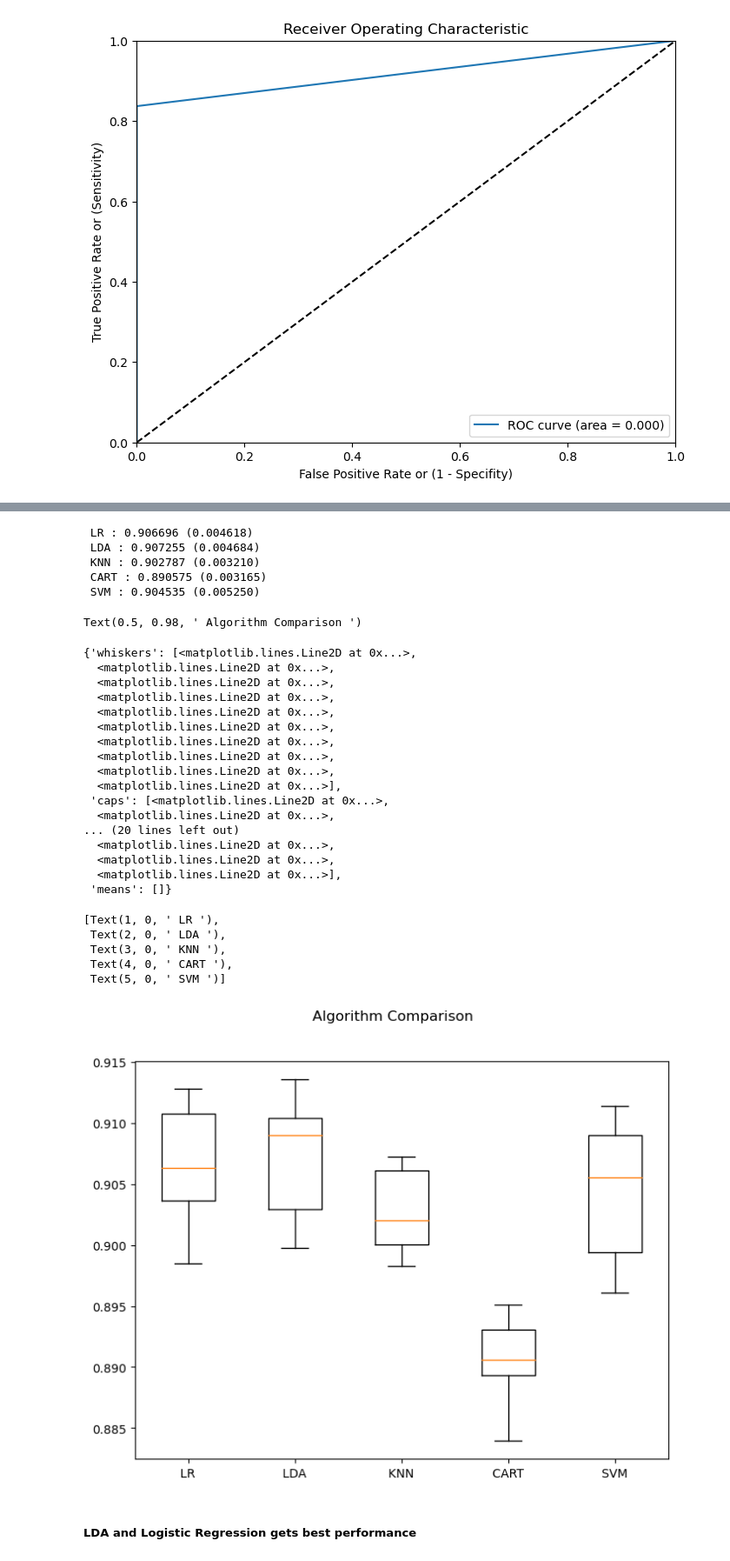
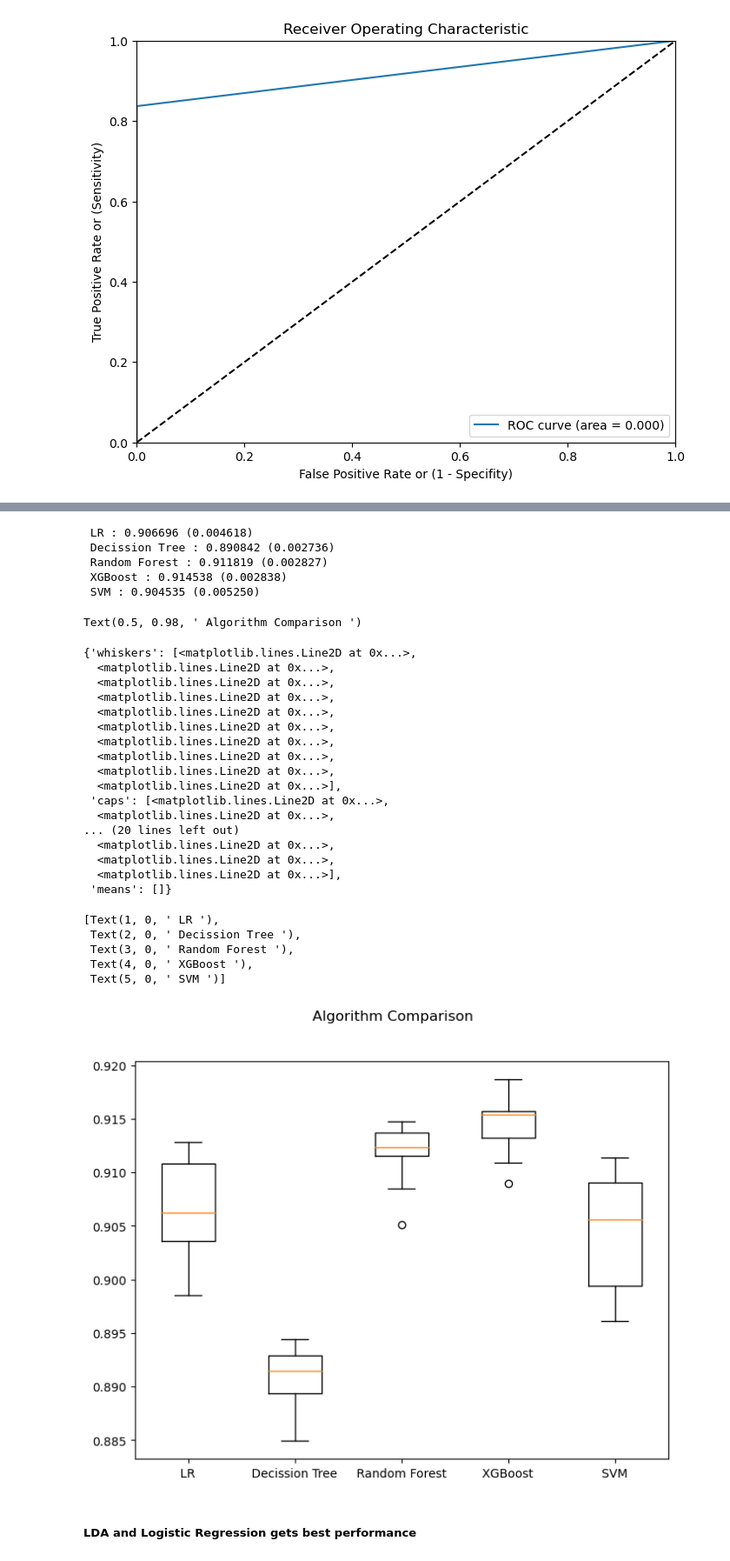
Before and after one commit to Zhanqiu-Guo/Bank_Marketing, a Jupyter notebook: EDA.ipynb, the cells around one changed output, grey strips where cells are left out. Shown: that part at 87% size. Cells and saved outputs as stored; diff of their text form; code cells hidden in the pictures.

```diff
--- a/EDA.ipynb
+++ b/EDA.ipynb
@@ -33,0 +52,4 @@ memory usage: 6.6+ MB
+# %%
+df_bank['pdays'] = df_bank['pdays'].replace(999,np.nan)
+imp = IterativeImputer(max_iter=10, random_state=0)
+X_imputed = imp.fit_transform(df_bank['pdays'])
@@ -165,7 +219,7 @@ Text(0, 0.5, 'Scaled  number of employees')
 # %%
 #Consider some important features
 features_columns=['job','education', 'default', 'housing', 'loan',
-           'month', 'day_of_week', 'duration', 'pdays',
+           'month', 'day_of_week', 'duration', 'pdays'
        'previous', 'poutcome', 'empvarrate', 'conspriceidx',
        'consconfidx', 'euribor3m','y']
 # %%
@@ -298,15 +343,17 @@ from sklearn.neighbors import KNeighborsClassifier
 from sklearn.discriminant_analysis import LinearDiscriminantAnalysis
 from sklearn.naive_bayes import GaussianNB
 from sklearn.svm import SVC
+from xgboost import XGBClassifier
+
 # split data into X and y
 X = features_columns_df.iloc[:,0:15]
 Y = features_columns_df.iloc[:,15]
 # prepare models
 models = []
 models.append(( ' LR ' , LogisticRegression()))
-models.append(( ' LDA ' , LinearDiscriminantAnalysis()))
-models.append(( ' KNN ' , KNeighborsClassifier()))
-models.append(( ' CART ' , DecisionTreeClassifier()))
+models.append(( ' Decission Tree ' , DecisionTreeClassifier()))
+models.append(( ' Random Forest ' , RandomForestClassifier()))
+models.append(( ' XGBoost ' , XGBClassifier()))
 models.append(( ' SVM ' , SVC()))
 # evaluate each model in turn
 results = []
@@ -347,32 +394,32 @@ Please also refer to the documentation for alternative solver options:
  LR : 0.906696 (0.004618)
- LDA : 0.907255 (0.004684)
- KNN : 0.902787 (0.003210)
- CART : 0.890575 (0.003165)
+ Decission Tree : 0.890842 (0.002736)
+ Random Forest : 0.911819 (0.002827)
+ XGBoost : 0.914538 (0.002838)
  SVM : 0.904535 (0.005250)
 Text(0.5, 0.98, ' Algorithm Comparison ')
 {'whiskers': [<matplotlib.lines.Line2D at 0x...>,
   <matplotlib.lines.Line2D at 0x...>,
   <matplotlib.lines.Line2D at 0x...>,
   <matplotlib.lines.Line2D at 0x...>,
   <matplotlib.lines.Line2D at 0x...>,
   <matplotlib.lines.Line2D at 0x...>,
   <matplotlib.lines.Line2D at 0x...>,
   <matplotlib.lines.Line2D at 0x...>,
   <matplotlib.lines.Line2D at 0x...>,
   <matplotlib.lines.Line2D at 0x...>],
  'caps': [<matplotlib.lines.Line2D at 0x...>,
   <matplotlib.lines.Line2D at 0x...>,
 ... (20 lines left out)
   <matplotlib.lines.Line2D at 0x...>,
   <matplotlib.lines.Line2D at 0x...>,
   <matplotlib.lines.Line2D at 0x...>],
  'means': []}
 [Text(1, 0, ' LR '),
- Text(2, 0, ' LDA '),
- Text(3, 0, ' KNN '),
- Text(4, 0, ' CART '),
+ Text(2, 0, ' Decission Tree '),
+ Text(3, 0, ' Random Forest '),
+ Text(4, 0, ' XGBoost '),
  Text(5, 0, ' SVM ')]
-[figure, old version]
+[figure, new version]
 # %% [markdown]
 ##### LDA and Logistic Regression gets best performance
 # %%
```
Also changed, not shown: parts of 16 cells of this notebook, 1 other file.
